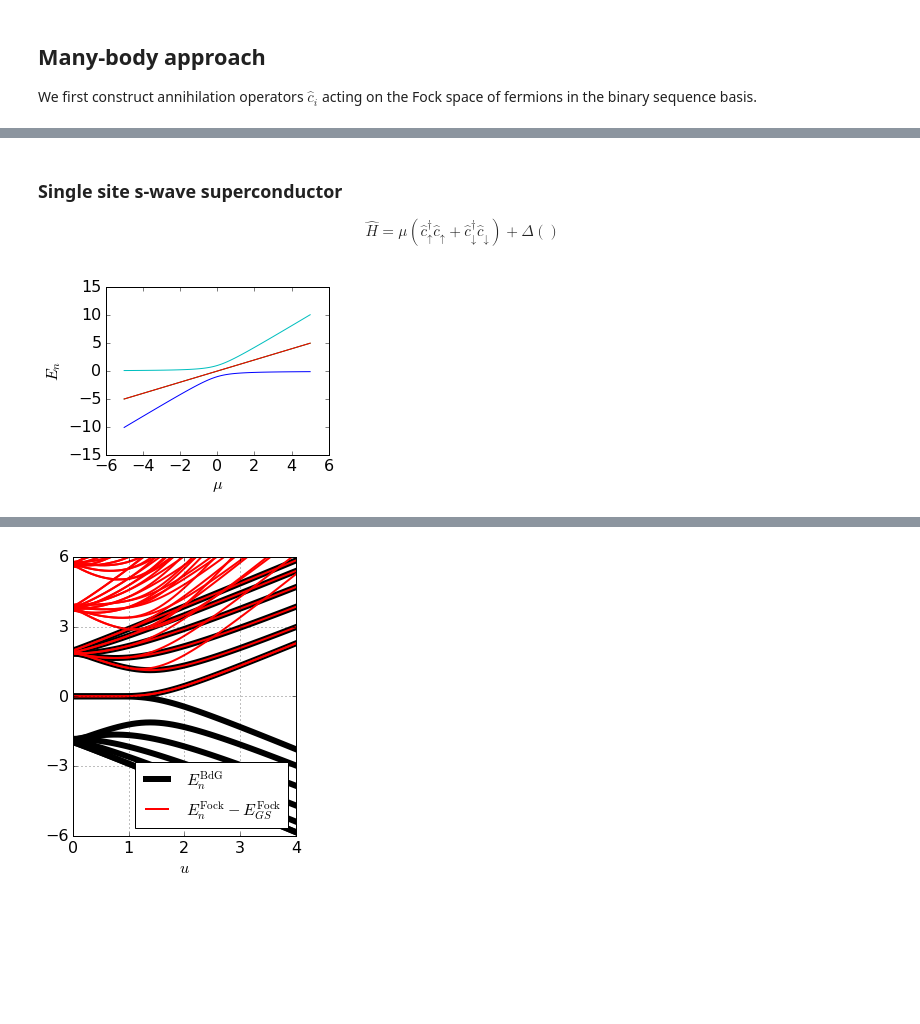
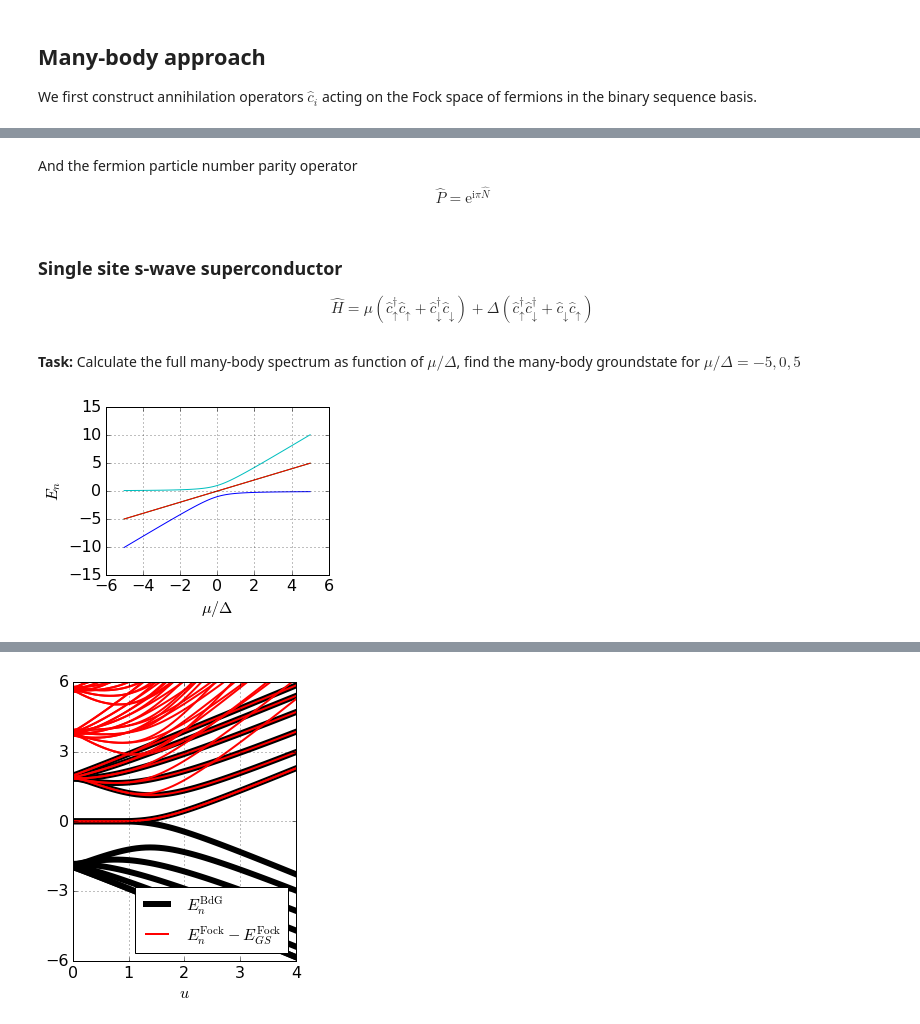
Before and after one commit to topologicalbudapest/topins2, a Jupyter notebook: Spring_semester_first_session.ipynb, the cells around one changed output, grey strips where cells are left out. Cells and saved outputs as stored; diff of their text form; code cells hidden in the pictures; blank space fills up the shorter version.

```diff
--- a/Spring_semester_first_session.ipynb
+++ b/Spring_semester_first_session.ipynb
@@ -36,6 +39,9 @@ def particle_number_Fock_operator(NN=3):
     '''
     return scsp.dia_matrix((list(map(lambda x:bin(x).count("1"),arange(0,2**NN))),[0]),
                                    shape=(2**NN,2**NN))
+# %% [markdown]
+And the fermion particle number parity operator
+$$\hat{P}=\mathrm{e}^{\mathrm{i}\pi\hat{N}}$$
 # %%
 def parity_Fock_operator(NN=3):
     '''
@@ -47,23 +53,32 @@ def parity_Fock_operator(NN=3):
 ### Single site s-wave superconductor
 $$
 \hat{H}=\mu\left(\hat{c}^\dagger_\uparrow\hat{c}_\uparrow+\hat{c}^\dagger_\downarrow\hat{c}_\downarrow\right)
-+\Delta\left(\right)
++\Delta\left(\hat{c}^\dagger_\uparrow\hat{c}^\dagger_\downarrow + \hat{c}_\downarrow\hat{c}_\uparrow \right)
 $$
 # %%
 def Singe_Site_Superconductor_Fock_Ham(cc,mu,Delta,**kwargs):
-    H=   mu*(cc[0].H*cc[0]+cc[1].H*cc[1]) \
+    '''
+    Returns Fock space representation of the Hamiltonian
+    of the single site s-wave superconductor.
+    '''
+    H=    mu*(cc[0].H*cc[0]+cc[1].H*cc[1]) \
       +Delta*(cc[0].H*cc[1].H+cc[1]*cc[0])
     return H.todense()
+# %% [markdown]
+**Task:** Calculate the full many-body spectrum as function of $\mu/\Delta$, find the many-body groundstate for
+$\mu/\Delta=-5,0,5$
 # %%
 muran=linspace(-5,5,100)
 fig=figsize(4,3)
 dat=[]
 for mu in muran:
     dat.append(eigvalsh(Singe_Site_Superconductor_Fock_Ham(fermion_Fock_matrices(2),mu,1.)))
 plot(muran,dat);
+#stuff below is only to make figure nice
 xticks(fontsize=16)
 yticks(fontsize=16)
-xlabel(r'$\mu$',fontsize=16);
+grid()
+xlabel(r'$\mu/\Delta$',fontsize=16);
 ylabel(r'$E_n$',fontsize=16);
 # %% [output]
-[figure, old version]
+[figure, new version]
```
Also changed, not shown: parts of 10 cells of this notebook.
